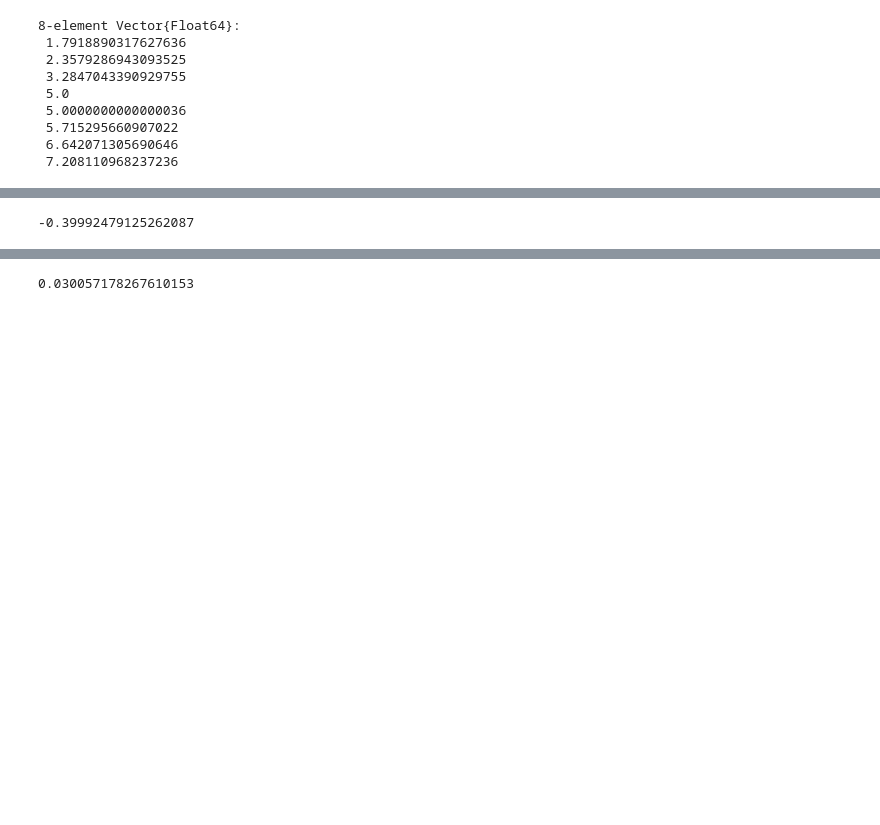
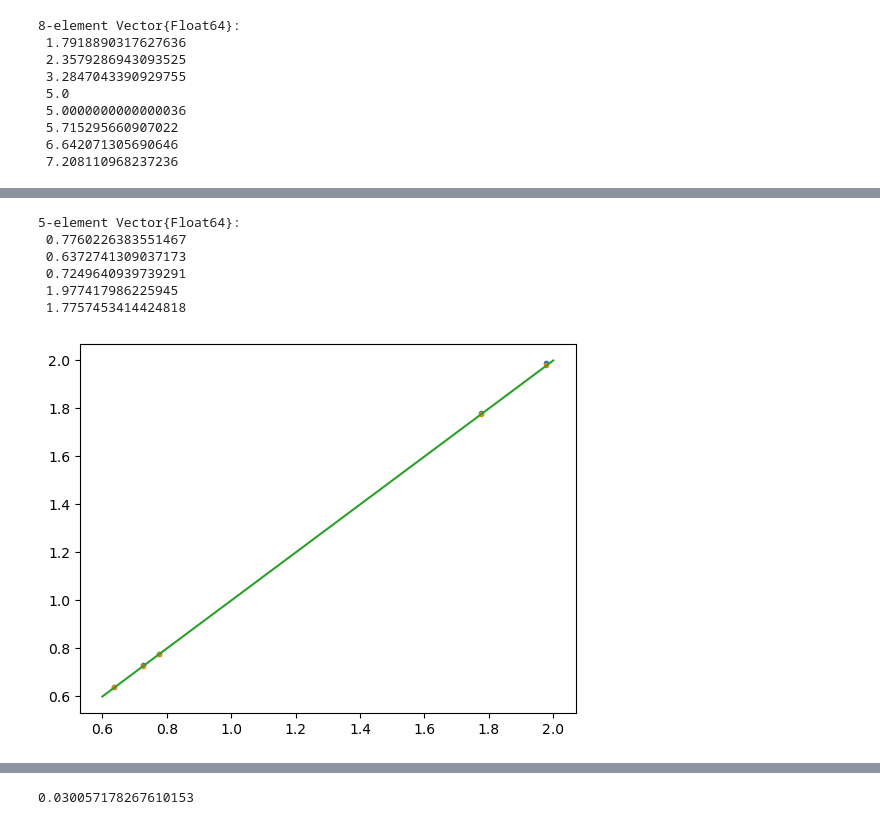
Before and after one commit to lucasesta/GaussianEP, a Jupyter notebook: notebook/Run_epRBM.ipynb, the cells around one changed output, grey strips where cells are left out. Drawn from its saved outputs; the diff is of its cells as text; code cells hidden in the pictures; blank space fills up the shorter version.

```diff
--- a/notebook/Run_epRBM.ipynb
+++ b/notebook/Run_epRBM.ipynb
@@ -103,5 +103,5 @@ eigen(W).values
  6.642071305690646
  7.208110968237236
 # %%
-out = GaussianEP.expectation_propagation(H, P0; epsconv=1.0e-10)
+out = GaussianEP.expectation_propagation(H, P0; epsconv=1.0e-12)
 # %% [output]
@@ -197,0 +198,3 @@ av_v2, s_v2, tau_v2 = GaussianEP.Autocorrelation(v2,"v2")
+# %%
+v3 = data[:,5]
+av_v3, s_v3, tau_v3 = GaussianEP.Autocorrelation(v3,"v3")
@@ -203,7 +208,18 @@ av_h1, s_h1, tau_h1 = GaussianEP.Autocorrelation(h1,"h1")
 # %%
-out.av[4]
+out.av
 # %% [output]
--0.39992479125262087
+5-element Vector{Float64}:
+ 0.7760226383551467
+ 0.6372741309037173
+ 0.7249640939739291
+ 1.977417986225945
+ 1.7757453414424818
+# %%
+PyPlot.plot(out.av,vcat(av_v1,av_v2,av_v3,av_h1,av_h2),".");
+PyPlot.plot(out.av,vcat(av_v,av_h),".");
+PyPlot.plot(collect(0.6:0.2:2.0),collect(0.6:0.2:2.0),"-");
+# %% [output]
+[figure, added]
 # %%
 h2 = data[:,7]
 av_h2, s_h2, tau_h2 = GaussianEP.Autocorrelation(h2,"h2")
```
Also changed, not shown: parts of 26 cells of this notebook, 1 other file.
